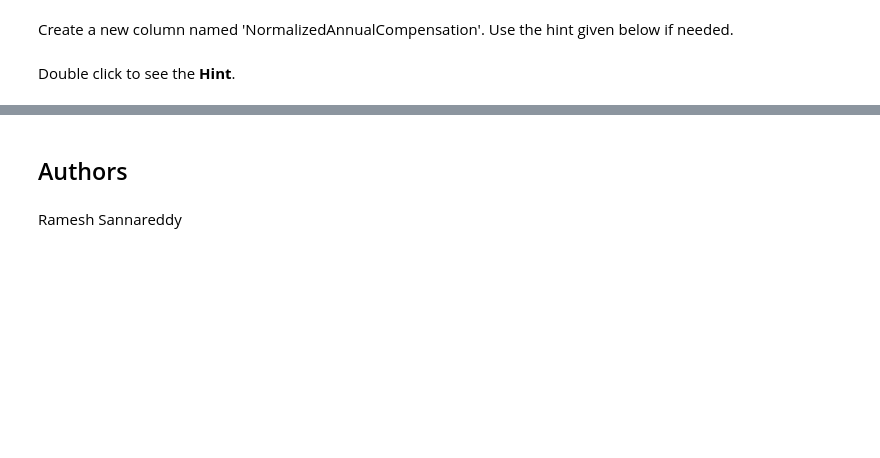
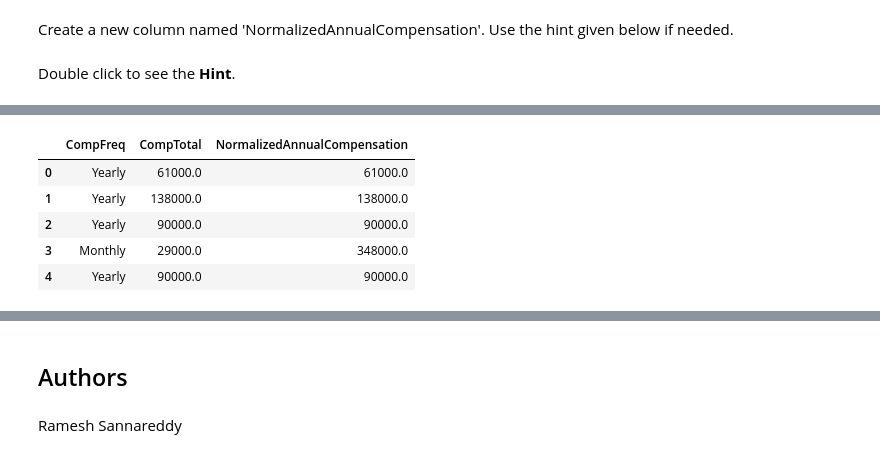
Before and after one commit to Gunjit2023/Data-Analyst, a Jupyter notebook: M2DataWrangling_lab.ipynb, the cells around one changed output, grey strips where cells are left out. Cells and saved outputs as stored; diff of their text form; code cells hidden in the pictures; blank space fills up the shorter version.

```diff
--- a/M2DataWrangling_lab.ipynb
+++ b/M2DataWrangling_lab.ipynb
@@ -198,0 +231,9 @@ If the CompFreq is Weekly then multiply the value in CompTotal with 52 (weeks in
+# %%
+df[['CompFreq', 'CompTotal', 'NormalizedAnnualCompensation']].head()
+# %% [output]
+|  | CompFreq | CompTotal | NormalizedAnnualCompensation |
+| 0 | Yearly | 61000.0 | 61000.0 |
+| 1 | Yearly | 138000.0 | 138000.0 |
+| 2 | Yearly | 90000.0 | 90000.0 |
+| 3 | Monthly | 29000.0 | 348000.0 |
+| 4 | Yearly | 90000.0 | 90000.0 |
```
Also changed, not shown: parts of 6 cells of this notebook.
